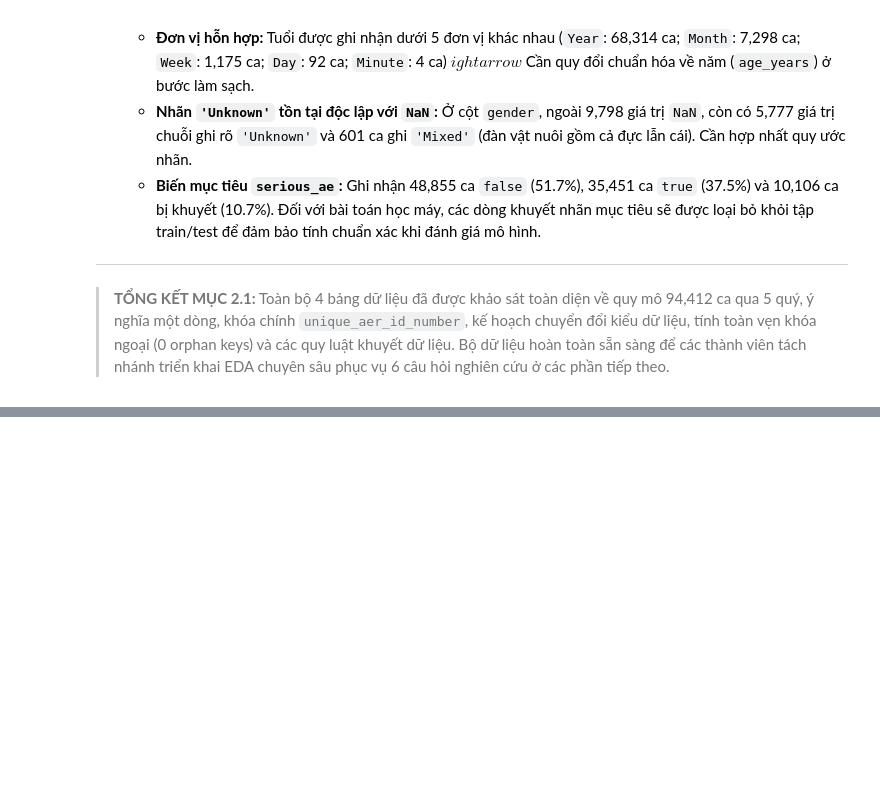
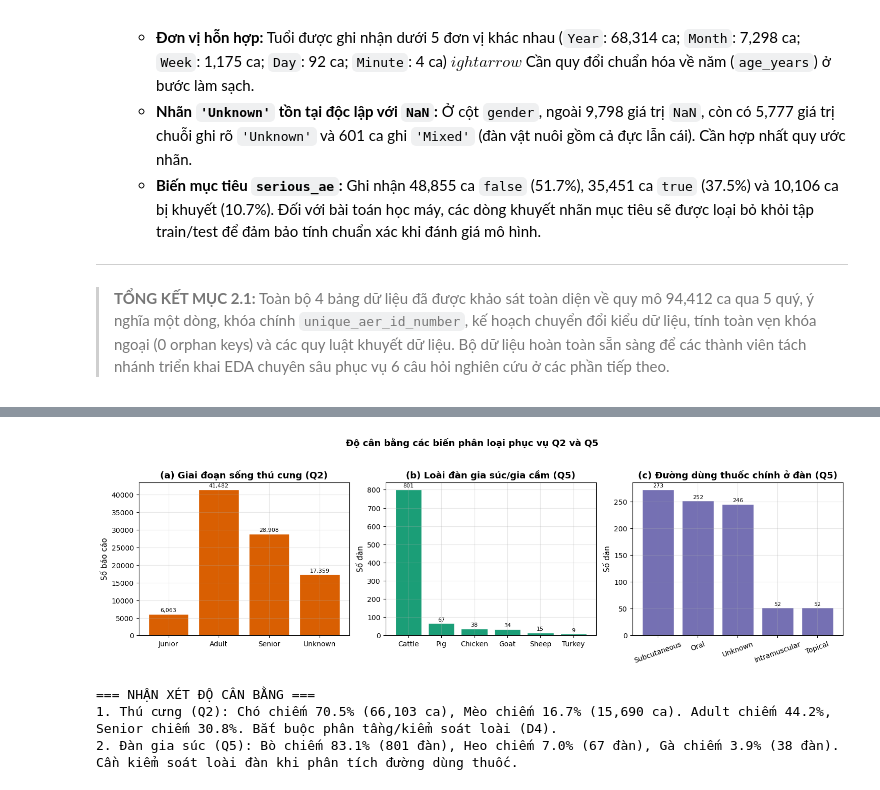
Before and after one commit to LeoTkiet/Prg4DS-G3, a Jupyter notebook: notebooks/01_collection_exploration.ipynb, the cells around one changed output, grey strips where cells are left out. Saved outputs shown, nothing was run; the diff lists cells and outputs as text; code cells hidden in the pictures; blank space fills up the shorter version.

```diff
--- a/notebooks/01_collection_exploration.ipynb
+++ b/notebooks/01_collection_exploration.ipynb
@@ -742,0 +882,42 @@ ightarrow$ Cần quy đổi chuẩn hóa về năm (`age_years`) ở bước là
+# %%
+# Phân bố các biến phân loại Q2 và Q5
+fig, axes = plt.subplots(1, 3, figsize=(15, 4.5))
+
+# (a) Giai đoạn sống Q2
+order_ls = ["Junior", "Adult", "Senior", "Unknown"]
+vc_ls = reports_animal["life_stage"].value_counts().reindex(order_ls).fillna(0)
+axes[0].bar(vc_ls.index, vc_ls.values, color="#d95f02", edgecolor="white")
+axes[0].set_title("(a) Giai đoạn sống thú cưng (Q2)", fontweight="bold")
+axes[0].set_ylabel("Số báo cáo")
+for i, v in enumerate(vc_ls.values):
+    axes[0].annotate(f"{int(v):,}", (i, v), xytext=(0, 3), textcoords="offset points", ha="center", fontsize=8)
+
+# (b) Loài đàn gia súc/gia cầm Q5
+vc_hsp = valid_herd["species"].value_counts()
+axes[1].bar(vc_hsp.index, vc_hsp.values, color="#1b9e77", edgecolor="white")
+axes[1].set_title("(b) Loài đàn gia súc/gia cầm (Q5)", fontweight="bold")
+axes[1].set_ylabel("Số đàn")
+for i, v in enumerate(vc_hsp.values):
+    axes[1].annotate(f"{int(v):,}", (i, v), xytext=(0, 3), textcoords="offset points", ha="center", fontsize=8)
+
+# (c) Đường dùng thuốc chính ở đàn Q5 (Top 5)
+vc_rt = valid_herd["route_primary"].value_counts().head(5)
+axes[2].bar(vc_rt.index, vc_rt.values, color="#7570b3", edgecolor="white")
+axes[2].set_title("(c) Đường dùng thuốc chính ở đàn (Q5)", fontweight="bold")
+axes[2].set_ylabel("Số đàn")
+axes[2].tick_params(axis="x", rotation=20)
+for i, v in enumerate(vc_rt.values):
+    axes[2].annotate(f"{int(v):,}", (i, v), xytext=(0, 3), textcoords="offset points", ha="center", fontsize=8)
+
+plt.suptitle("Độ cân bằng các biến phân loại phục vụ Q2 và Q5", fontsize=13, fontweight="bold", y=1.03)
+plt.tight_layout()
+plt.show()
+
+print("=== NHẬN XÉT ĐỘ CÂN BẰNG ===")
+print("1. Thú cưng (Q2): Chó chiếm 70.5% (66,103 ca), Mèo chiếm 16.7% (15,690 ca). Adult chiếm 44.2%, Senior chiếm 30.8%. Bắt buộc phân tầng/kiểm soát loài (D4).")
+print("2. Đàn gia súc (Q5): Bò chiếm 83.1% (801 đàn), Heo chiếm 7.0% (67 đàn), Gà chiếm 3.9% (38 đàn). Cần kiểm soát loài đàn khi phân tích đường dùng thuốc.")
+# %% [output]
+[figure, added]
+=== NHẬN XÉT ĐỘ CÂN BẰNG ===
+1. Thú cưng (Q2): Chó chiếm 70.5% (66,103 ca), Mèo chiếm 16.7% (15,690 ca). Adult chiếm 44.2%, Senior chiếm 30.8%. Bắt buộc phân tầng/kiểm soát loài (D4).
+2. Đàn gia súc (Q5): Bò chiếm 83.1% (801 đàn), Heo chiếm 7.0% (67 đàn), Gà chiếm 3.9% (38 đàn). Cần kiểm soát loài đàn khi phân tích đường dùng thuốc.
```
Also changed, not shown: parts of 25 cells of this notebook, 3 other files.
